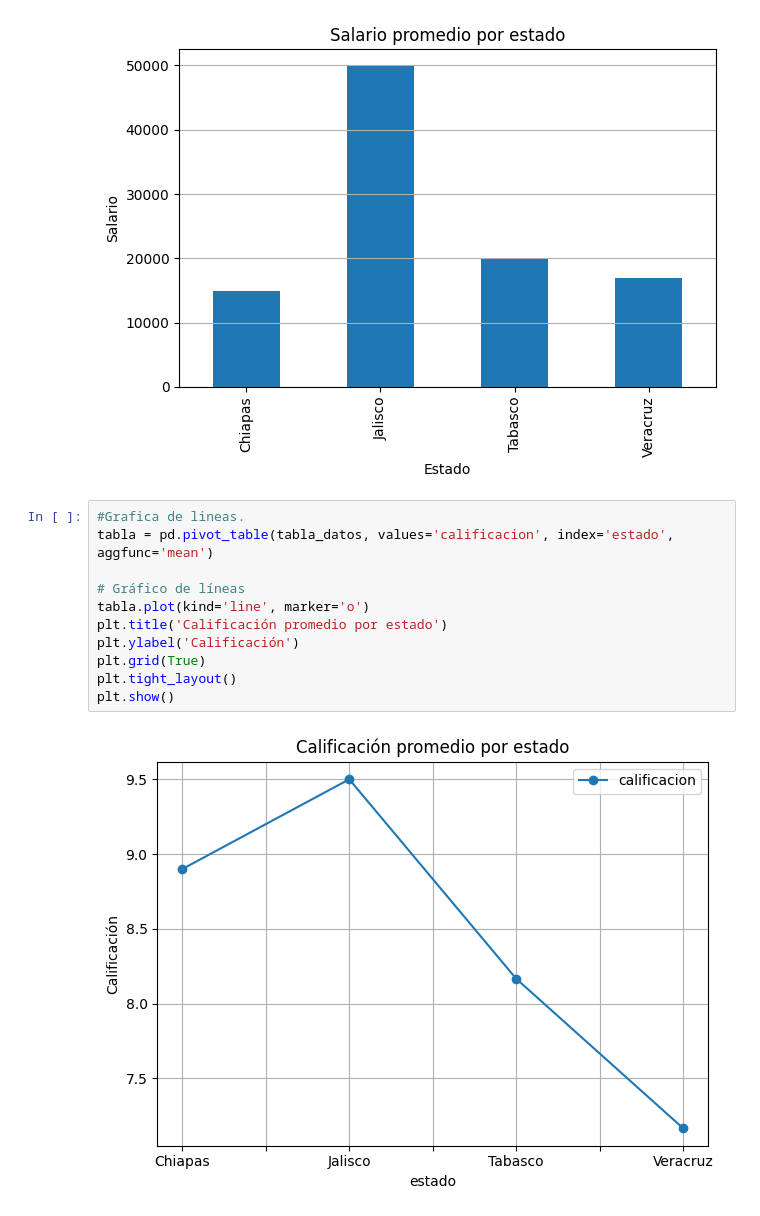
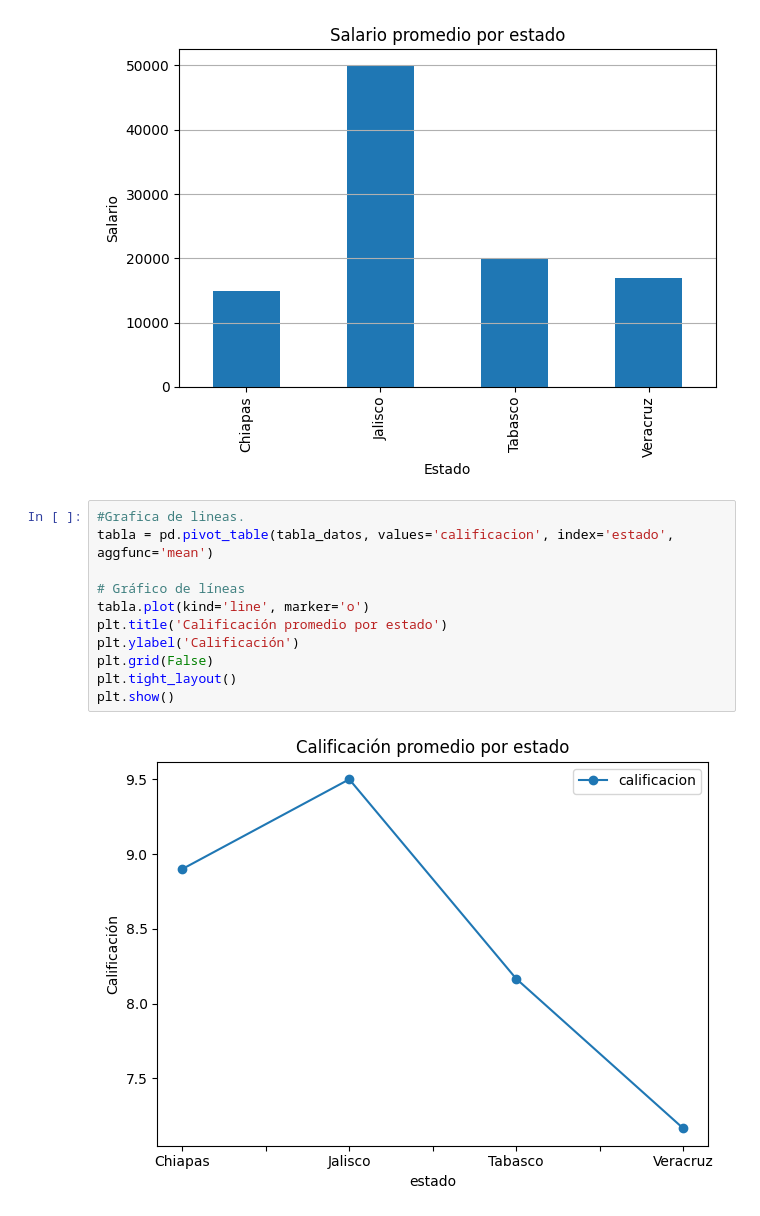
Before and after one commit to mateo469/curso_python_2025_2026, a Jupyter notebook: Pandas/Ciencias_Datos.ipynb, the cells around one changed output. Saved outputs shown, nothing was run; the diff lists cells and outputs as text.

```diff
--- a/Pandas/Ciencias_Datos.ipynb
+++ b/Pandas/Ciencias_Datos.ipynb
@@ -431,13 +432,13 @@ plt.show()
 # %%
 #Grafica de lineas.
 tabla = pd.pivot_table(tabla_datos, values='calificacion', index='estado', aggfunc='mean')
 
 # Gráfico de líneas
 tabla.plot(kind='line', marker='o')
 plt.title('Calificación promedio por estado')
 plt.ylabel('Calificación')
-plt.grid(True)
+plt.grid(False)
 plt.tight_layout()
 plt.show()
 # %% [output]
-[figure, old version]
+[figure, new version]
```
Also changed, not shown: parts of 6 cells of this notebook, 16 other files.
